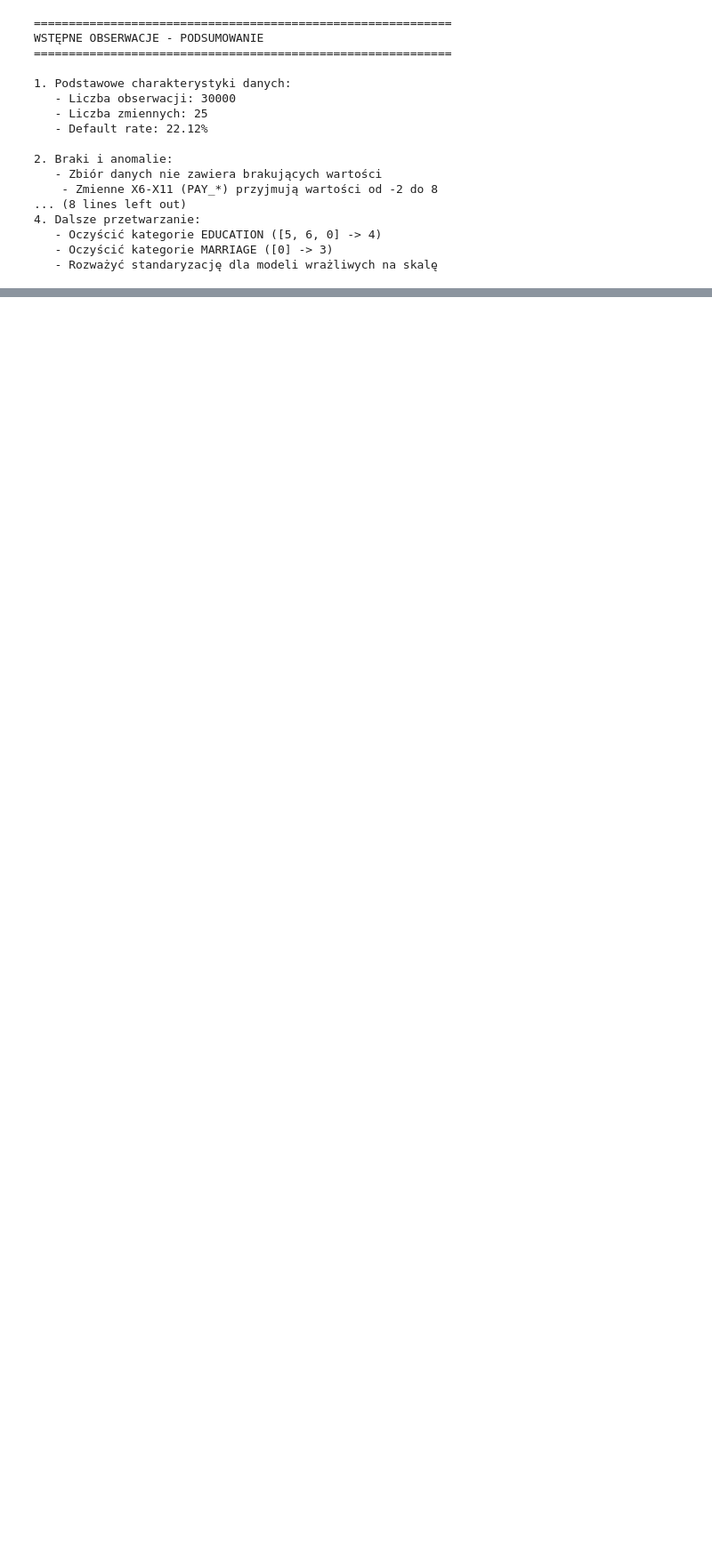
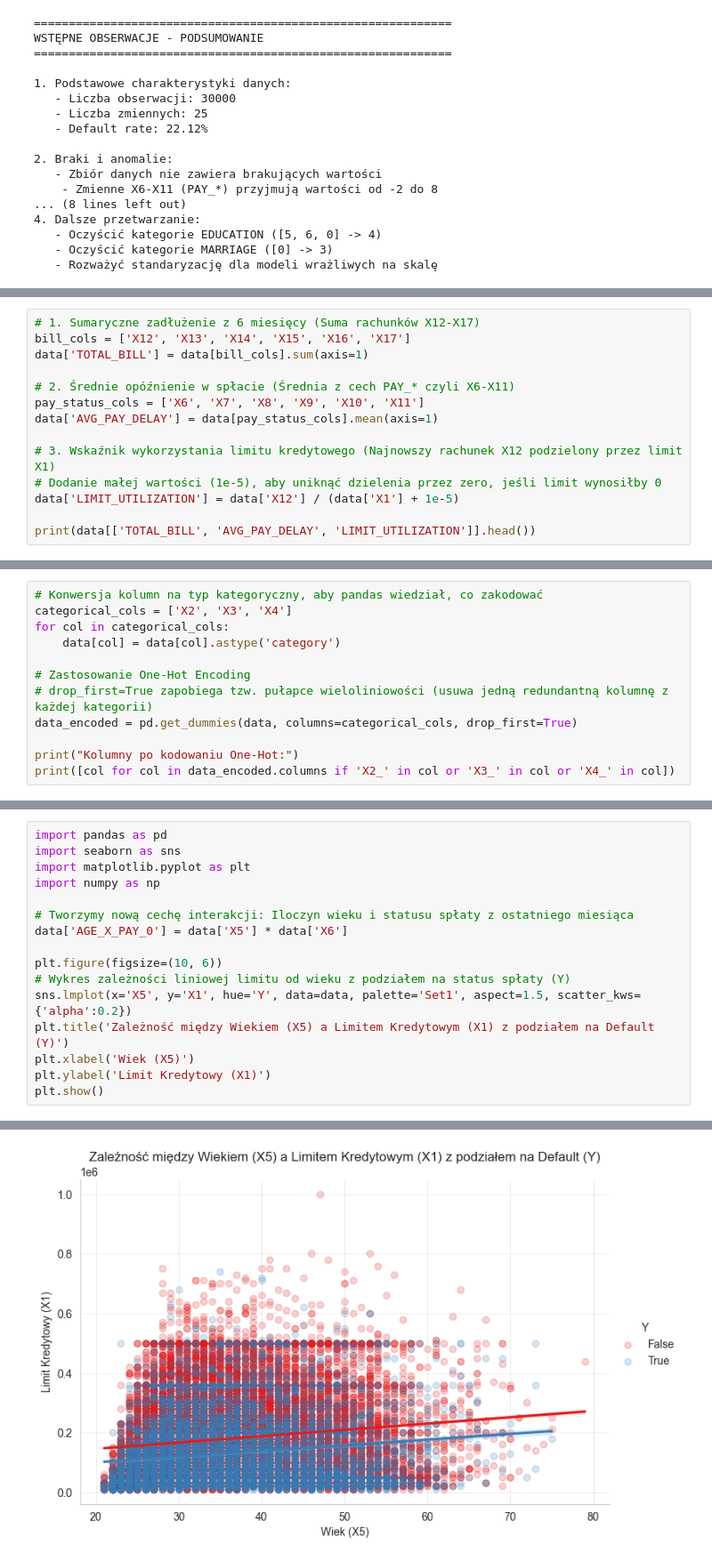
Before and after one commit to dawid200272/Eiwd_projekt, a Jupyter notebook: notebooks/EDA_analysis.ipynb, the cells around one changed output, grey strips where cells are left out. Shown at 89% size. Drawn from its saved outputs; the diff is of its cells as text; blank space fills up the shorter version.

```diff
--- a/notebooks/EDA_analysis.ipynb
+++ b/notebooks/EDA_analysis.ipynb
@@ -558,0 +592,14 @@ WSTĘPNE OBSERWACJE - PODSUMOWANIE
+# %%
+# 1. Sumaryczne zadłużenie z 6 miesięcy (Suma rachunków X12-X17)
+bill_cols = ['X12', 'X13', 'X14', 'X15', 'X16', 'X17']
+data['TOTAL_BILL'] = data[bill_cols].sum(axis=1)
+
+# 2. Średnie opóźnienie w spłacie (Średnia z cech PAY_* czyli X6-X11)
+pay_status_cols = ['X6', 'X7', 'X8', 'X9', 'X10', 'X11']
+data['AVG_PAY_DELAY'] = data[pay_status_cols].mean(axis=1)
+
+# 3. Wskaźnik wykorzystania limitu kredytowego (Najnowszy rachunek X12 podzielony przez limit X1)
+# Dodanie małej wartości (1e-5), aby uniknąć dzielenia przez zero, jeśli limit wynosiłby 0
+data['LIMIT_UTILIZATION'] = data['X12'] / (data['X1'] + 1e-5)
+
+print(data[['TOTAL_BILL', 'AVG_PAY_DELAY', 'LIMIT_UTILIZATION']].head())
@@ -558,0 +615,12 @@ WSTĘPNE OBSERWACJE - PODSUMOWANIE
+# %%
+# Konwersja kolumn na typ kategoryczny, aby pandas wiedział, co zakodować
+categorical_cols = ['X2', 'X3', 'X4']
+for col in categorical_cols:
+    data[col] = data[col].astype('category')
+
+# Zastosowanie One-Hot Encoding
+# drop_first=True zapobiega tzw. pułapce wieloliniowości (usuwa jedną redundantną kolumnę z każdej kategorii)
+data_encoded = pd.get_dummies(data, columns=categorical_cols, drop_first=True)
+
+print("Kolumny po kodowaniu One-Hot:")
+print([col for col in data_encoded.columns if 'X2_' in col or 'X3_' in col or 'X4_' in col])
@@ -558,0 +686,17 @@ WSTĘPNE OBSERWACJE - PODSUMOWANIE
+# %%
+import pandas as pd
+import seaborn as sns
+import matplotlib.pyplot as plt
+import numpy as np
+
+# Tworzymy nową cechę interakcji: Iloczyn wieku i statusu spłaty z ostatniego miesiąca
+data['AGE_X_PAY_0'] = data['X5'] * data['X6']
+
+plt.figure(figsize=(10, 6))
+# Wykres zależności liniowej limitu od wieku z podziałem na status spłaty (Y)
+sns.lmplot(x='X5', y='X1', hue='Y', data=data, palette='Set1', aspect=1.5, scatter_kws={'alpha':0.2})
+plt.title('Zależność między Wiekiem (X5) a Limitem Kredytowym (X1) z podziałem na Default (Y)')
+plt.xlabel('Wiek (X5)')
+plt.ylabel('Limit Kredytowy (X1)')
+plt.show()
+# %% [output]
@@ -558,0 +704 @@ WSTĘPNE OBSERWACJE - PODSUMOWANIE
+[figure, added]
```
Also changed, not shown: parts of 25 cells of this notebook.
